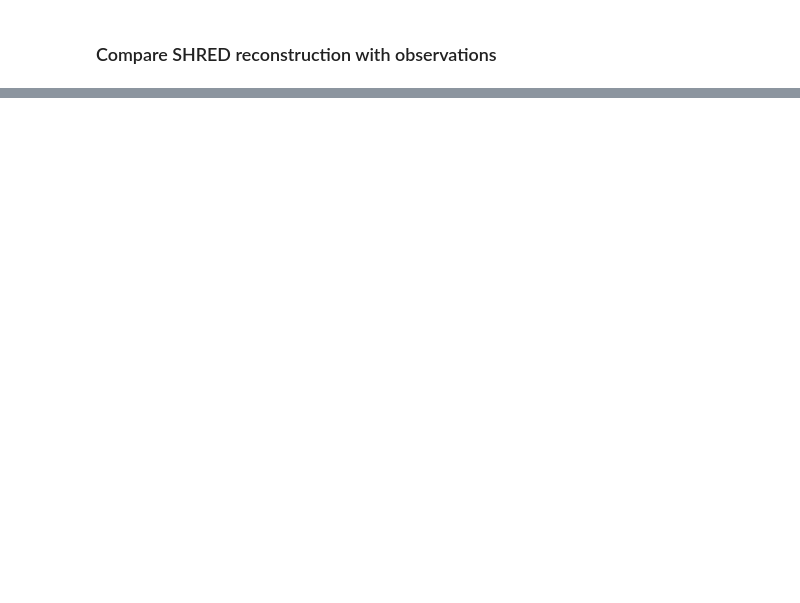
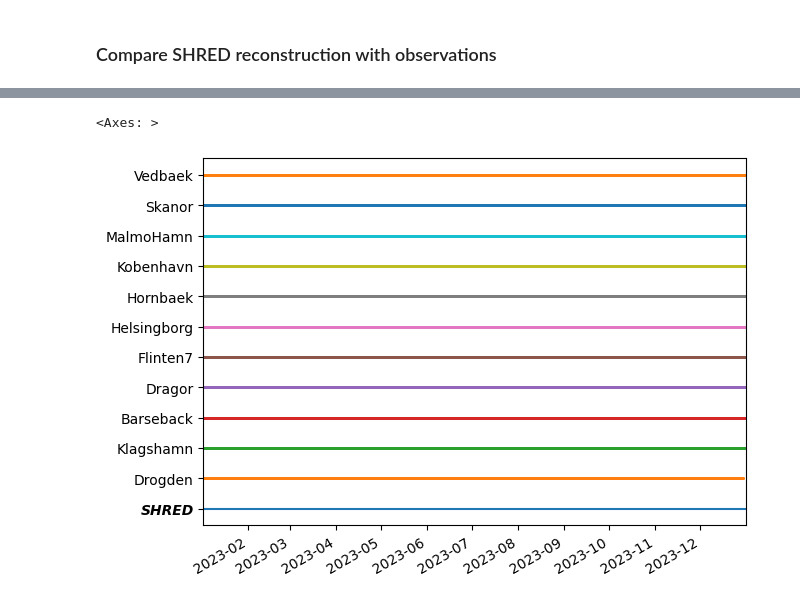
Before and after one commit to FrejaTerpPetersen/pyshred, a Jupyter notebook: Øresund_reconstruction.ipynb, the cells around one changed output, grey strips where cells are left out. Cells and saved outputs as stored; diff of their text form; code cells hidden in the pictures; blank space fills up the shorter version.

Commit message:
Set up SHRED using observations and forcings

```diff
--- a/Øresund_reconstruction.ipynb
+++ b/Øresund_reconstruction.ipynb
@@ -377,0 +393,8 @@ plt.tight_layout()
+# %%
+# Let's see if it can be improved
+# Make plot of coverage over time using modelskill
+
+cc_SHRED.plot.temporal_coverage()
+# %% [output]
+<Axes: >
+[figure, added]
```
Also changed, not shown: parts of 8 cells of this notebook, 10 other files.
